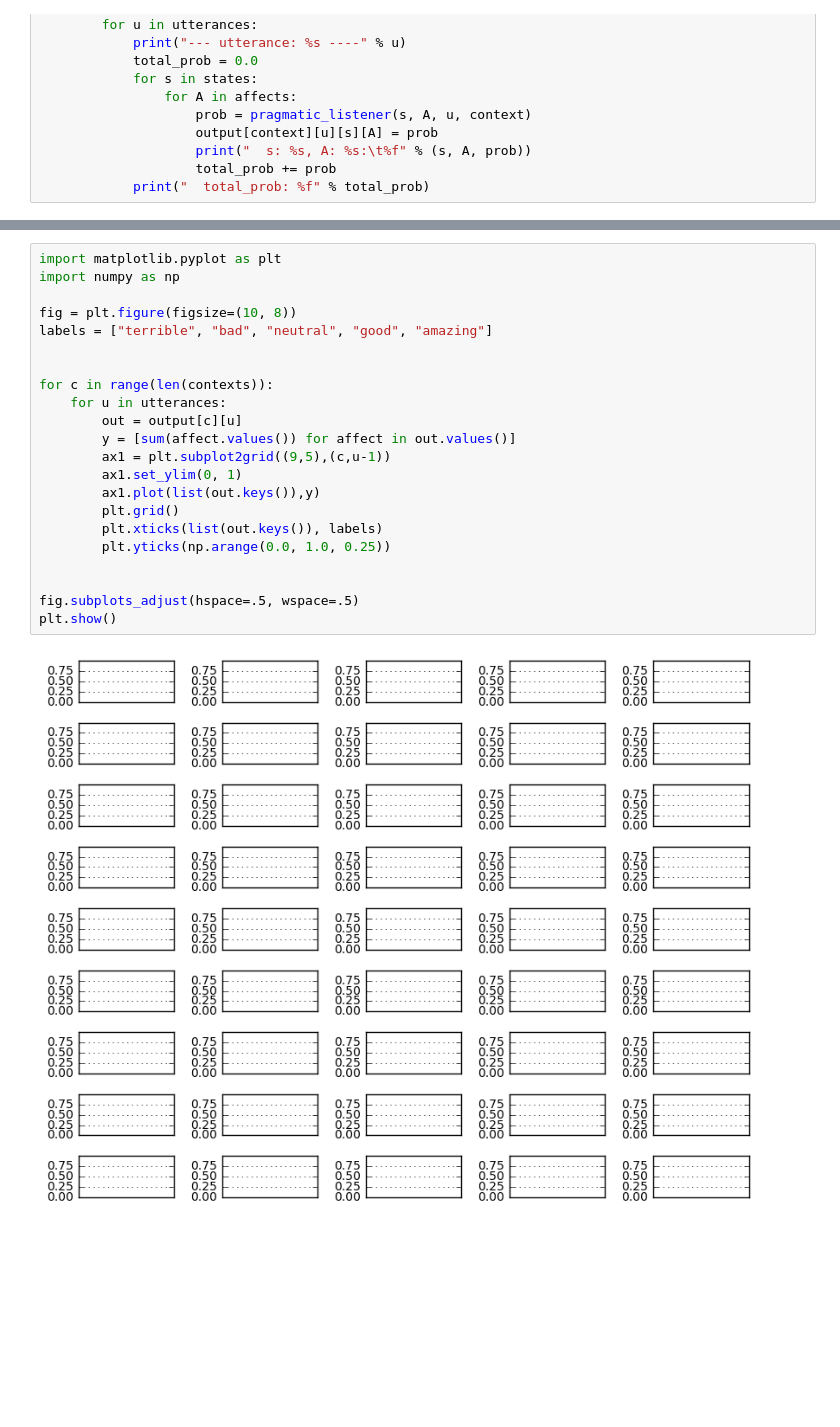
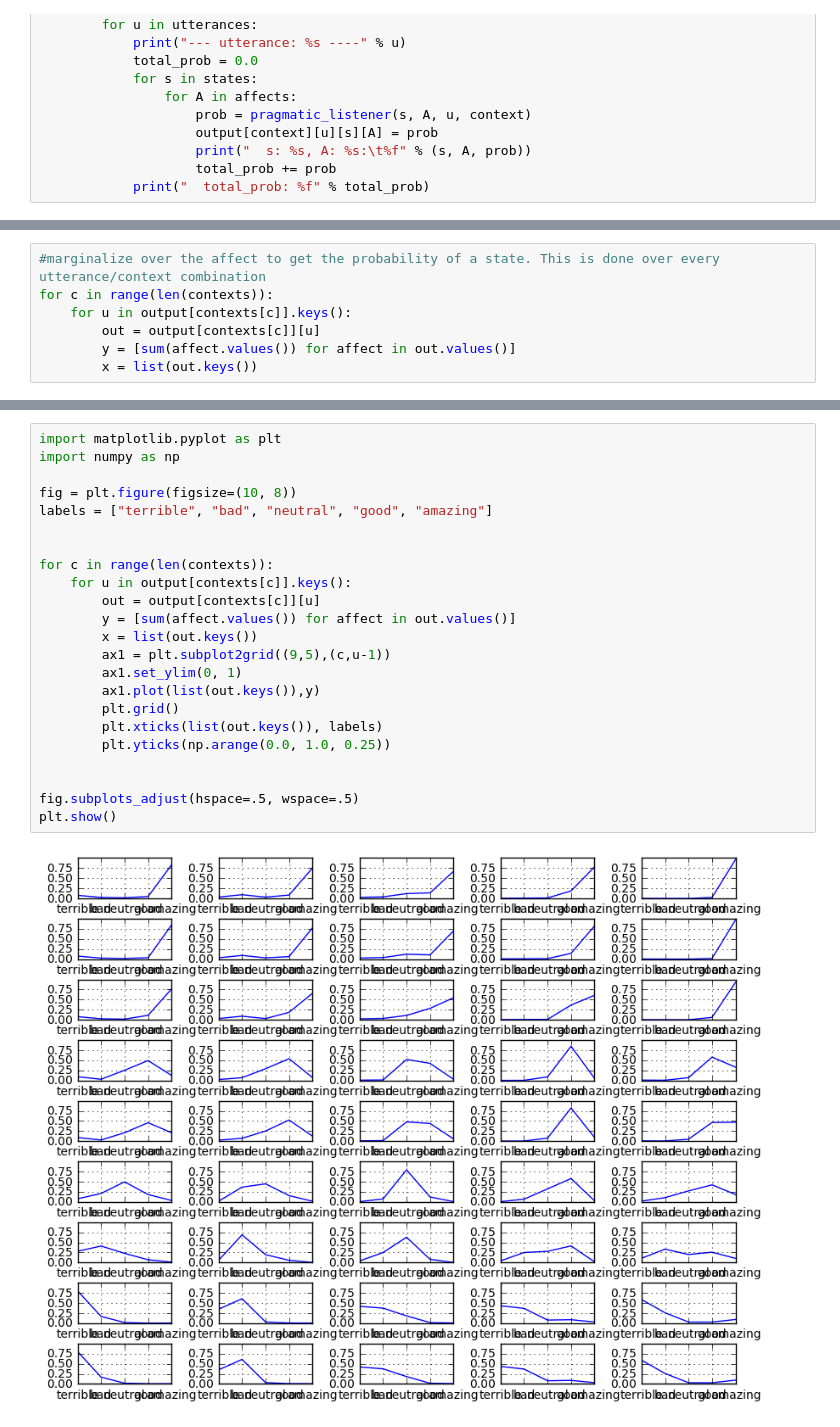
Before and after one commit to BCMarquez/RSA-NN, a Jupyter notebook: irony/Figure 5.ipynb, the cells around one changed output, grey strips where cells are left out. Cells and saved outputs as stored; diff of their text form; blank space fills up the shorter version.

Commit message:
figure 5 plotted

```diff
--- a/irony/Figure 5.ipynb
+++ b/irony/Figure 5.ipynb
@@ -113,0 +107,7 @@ x = output['WC1'][1]
+# %%
+#marginalize over the affect to get the probability of a state. This is done over every utterance/context combination
+for c in range(len(contexts)):
+    for u in output[contexts[c]].keys():
+        out = output[contexts[c]][u]
+        y = [sum(affect.values()) for affect in out.values()]
+        x = list(out.keys())
@@ -114,24 +124,25 @@ x = output['WC1'][1]
 # %%
 import matplotlib.pyplot as plt
 import numpy as np
 
 fig = plt.figure(figsize=(10, 8))
 labels = ["terrible", "bad", "neutral", "good", "amazing"]
 
 
 for c in range(len(contexts)):
-    for u in utterances:
-        out = output[c][u]
+    for u in output[contexts[c]].keys():
+        out = output[contexts[c]][u]
         y = [sum(affect.values()) for affect in out.values()]
+        x = list(out.keys())
         ax1 = plt.subplot2grid((9,5),(c,u-1))
         ax1.set_ylim(0, 1)
         ax1.plot(list(out.keys()),y)
         plt.grid()
         plt.xticks(list(out.keys()), labels)
         plt.yticks(np.arange(0.0, 1.0, 0.25))
 
 
 fig.subplots_adjust(hspace=.5, wspace=.5)
 plt.show()
 # %% [output]
-[figure, old version]
+[figure, new version]
```
Also changed, not shown: parts of 3 cells of this notebook.
